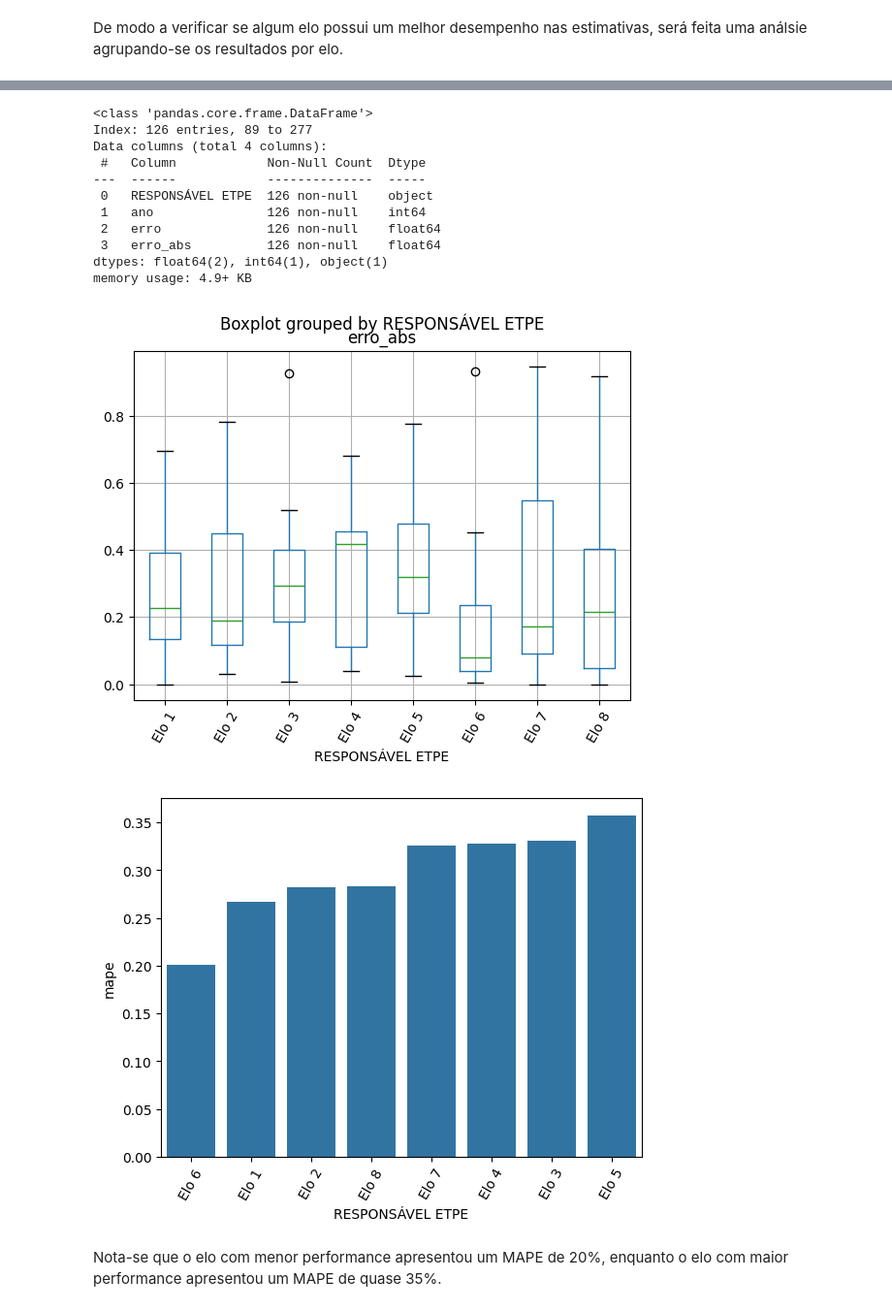
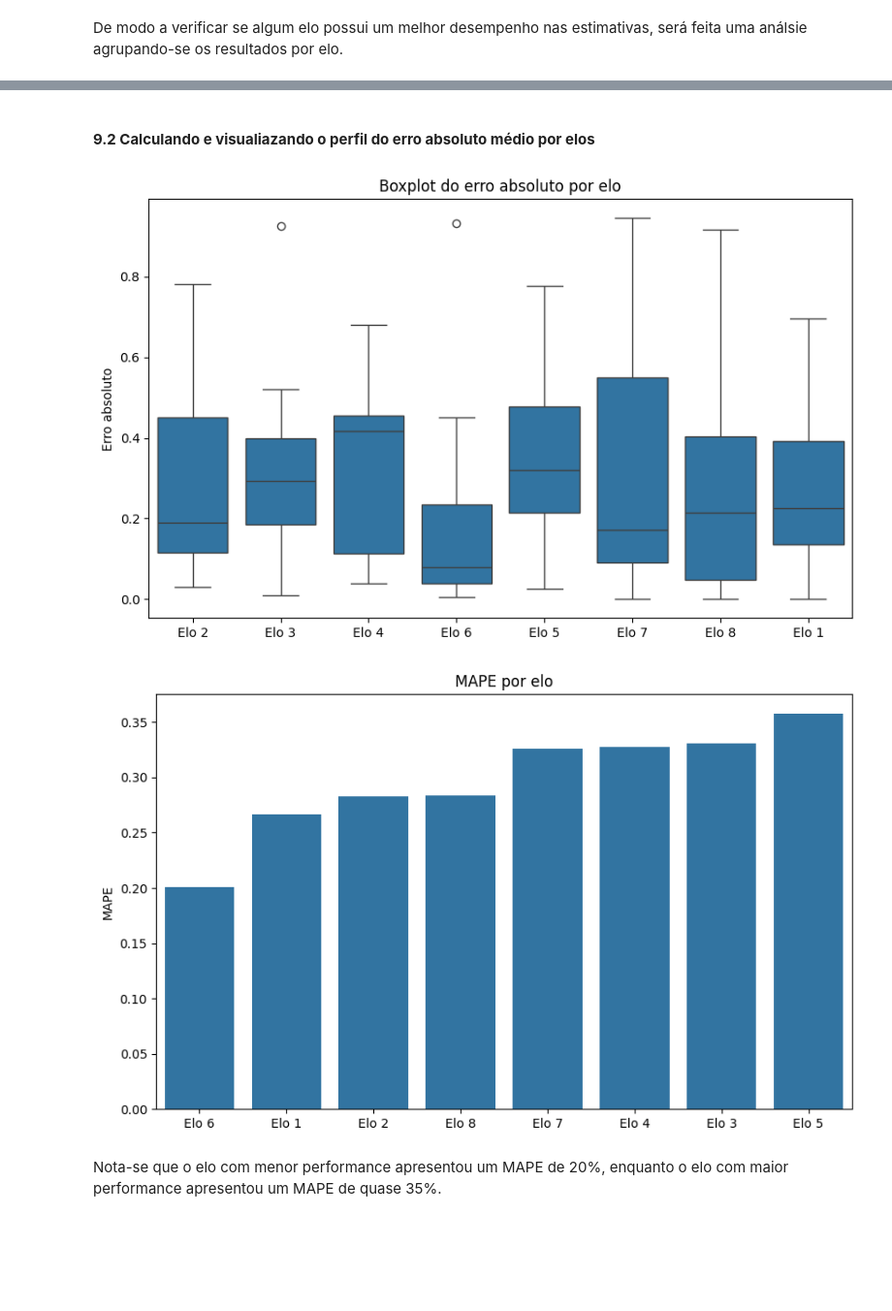
Before and after one commit to labrego-scp/portfolio, a Jupyter notebook: ecp_analysis.ipynb, the cells around one changed output, grey strips where cells are left out. Shown: that part at 97% size. Drawn from its saved outputs; the diff is of its cells as text; code cells hidden in the pictures; blank space fills up the shorter version.

```diff
--- a/ecp_analysis.ipynb
+++ b/ecp_analysis.ipynb
@@ -32,21 +33,27 @@ Neste item são realizados:
 - a remoção de `NaN`, e
 - os ajustes de formato para análise posterior.
 # %%
+# Seleciona colunas de interesse
 df = df_bruto[['ID Planinfra','Ano de entrada','VALOR ESTIMATIVA (R$)','VALOR PROJETO  (R$)','RESPONSÁVEL ETPE']]
+
+# Exclui as observações sem estimativa ou sem valor de projeto
 df = df[df['VALOR ESTIMATIVA (R$)'].notna()]
+df = df[df['VALOR PROJETO  (R$)'].notna()]
+
+# Corrige formato dos dados monetários
 cols = ['VALOR ESTIMATIVA (R$)','VALOR PROJETO  (R$)']
-
 for col in cols:
     df[col] = df[col].str.replace('R$ ','').str.replace('.','').str.replace(',','.')
     df[col] = pd.to_numeric(df[col], errors='coerce')
 
+# Corrige formato dos dados referentes aos anos
 df['Ano de entrada'] = pd.to_numeric(df['Ano de entrada'], errors = 'coerce')
 
-df = df[df['VALOR ESTIMATIVA (R$)'].notna()]
-df = df[df['VALOR PROJETO  (R$)'].notna()]
+# Exclui erros de lançaments de origem bem conhecida
 df = df[df['VALOR PROJETO  (R$)'] != df['VALOR ESTIMATIVA (R$)']]
 df = df[(df['VALOR PROJETO  (R$)'] > 1) & (df['VALOR ESTIMATIVA (R$)'] > 1)]
 
+# Renomeia algumas colunas
 df = df.rename(columns={'VALOR ESTIMATIVA (R$)':'estimativa', 'Ano de entrada':'ano','VALOR PROJETO  (R$)':'projeto'})
 df.info()
 # %% [output]
@@ -219,40 +261,34 @@ De modo a verificar se algum elo possui um melhor desempenho nas estimativas, se
+# %% [markdown]
+#### **9.2 Calculando e visualiazando o perfil do erro absoluto médio por elos**
 # %%
-df_elos = df[df['RESPONSÁVEL ETPE'].notna()].copy()
-df_elos = df_elos[['RESPONSÁVEL ETPE','ano','erro']]
-df_elos['erro_abs'] = abs(df_elos['erro'])
-df_elos.info()
 def mape(x):
     output = np.abs(x['erro']).sum()/len(x)
     return output
 df_group = df_elos.groupby(['RESPONSÁVEL ETPE']).apply(
     lambda x: pd.Series({
         'mape': np.abs(x['erro']).sum() / len(x),
         'contagem': len(x)
     })
 )
 df_group = df_group.sort_values('mape', ascending=True)
 
 # Visualizando boxplots
-df_elos.boxplot(column = 'erro_abs', by='RESPONSÁVEL ETPE')
-plt.xticks(rotation=60)
+plt.figure(figsize=(10, 6))
+sns.boxplot(data=df_elos, y = 'erro_abs', x='RESPONSÁVEL ETPE')
+plt.title('Boxplot do erro absoluto por elo')
+plt.ylabel('Erro absoluto')
+plt.xlabel('')
 plt.show()
-
+print('')
+print('')
+plt.figure(figsize=(10, 6))
 sns.barplot(data=df_group, x='RESPONSÁVEL ETPE', y='mape')
-plt.xticks(rotation=60)
+plt.title('MAPE por elo')
+plt.ylabel('MAPE')
+plt.xlabel('')
 plt.show()
 # %% [output]
-<class 'pandas.core.frame.DataFrame'>
-Index: 126 entries, 89 to 277
-Data columns (total 4 columns):
- #   Column            Non-Null Count  Dtype
----  ------            --------------  -----
- 0   RESPONSÁVEL ETPE  126 non-null    object
- 1   ano               126 non-null    int64
- 2   erro              126 non-null    float64
- 3   erro_abs          126 non-null    float64
-dtypes: float64(2), int64(1), object(1)
-memory usage: 4.9+ KB
-[figure, old version]
+[figure, new version]
-[figure, old version]
+[figure, new version]
 # %% [markdown]
 Nota-se que o elo com menor performance apresentou um MAPE de 20%, enquanto o elo com maior performance apresentou um MAPE de quase 35%.
```
Also changed, not shown: parts of 19 cells of this notebook.
